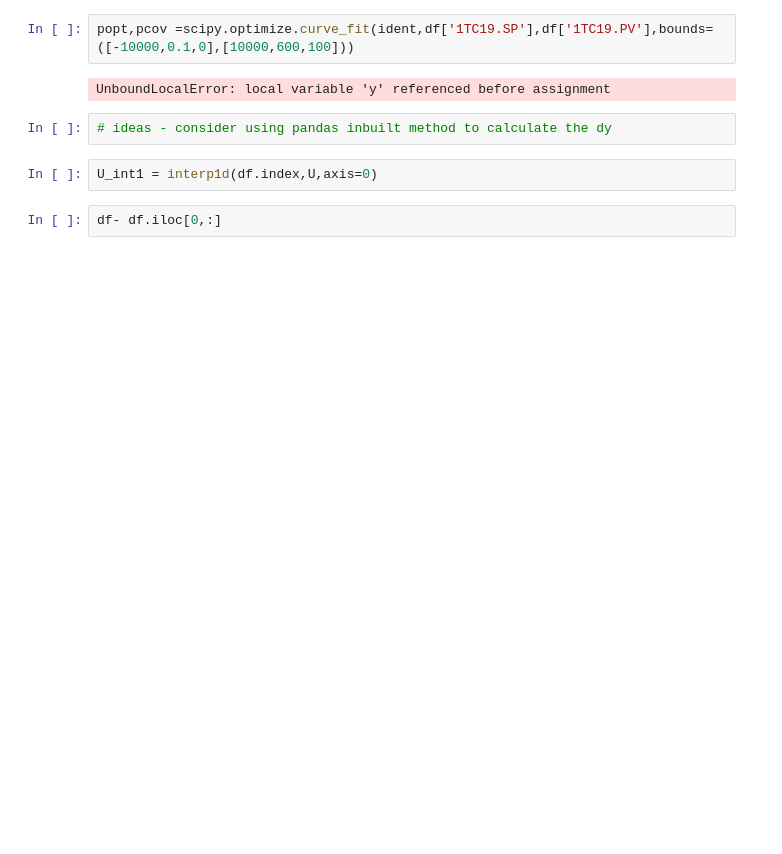
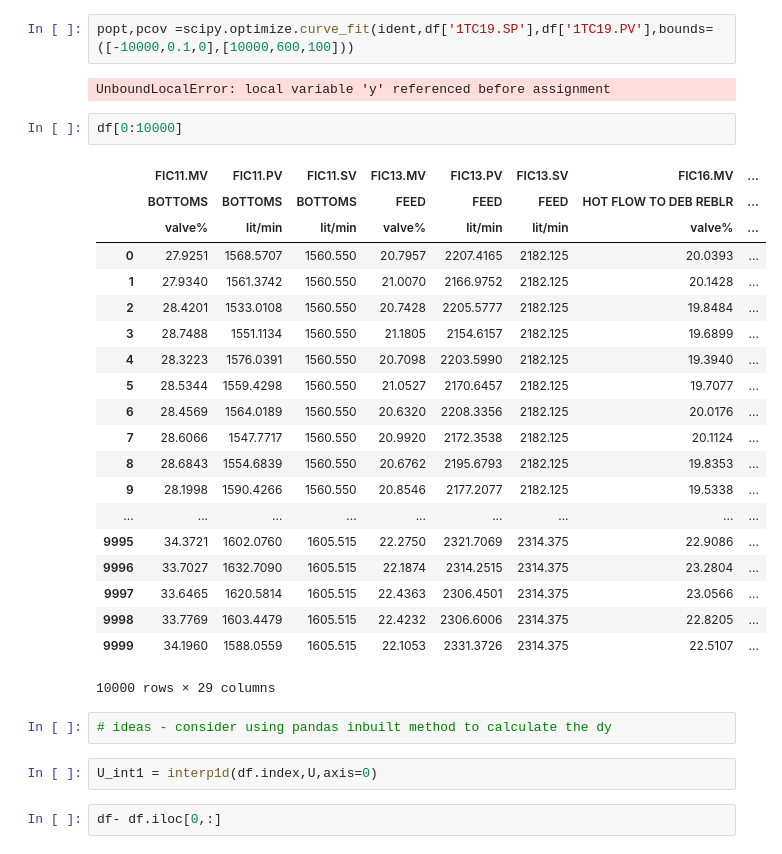
Before and after one commit to sivarammurugan/mpc, a Jupyter notebook: MIMO identification.ipynb, the cells around one changed output. Drawn from its saved outputs; the diff is of its cells as text; blank space fills up the shorter version.

```diff
--- a/MIMO identification.ipynb
+++ b/MIMO identification.ipynb
@@ -360,6 +237,29 @@ ValueError: `fun` must return at most 1-d array_like.
 popt,pcov =scipy.optimize.curve_fit(ident,df['1TC19.SP'],df['1TC19.PV'],bounds=([-10000,0.1,0],[10000,600,100]))
 # %% [output]
 UnboundLocalError: local variable 'y' referenced before assignment
+# %%
+df[0:10000]
+# %% [output]
+|  | FIC11.MV | FIC11.PV | FIC11.SV | FIC13.MV | FIC13.PV | FIC13.SV | FIC16.MV | ... |
+|  | BOTTOMS | BOTTOMS | BOTTOMS | FEED | FEED | FEED | HOT FLOW TO DEB REBLR | ... |
+|  | valve% | lit/min | lit/min | valve% | lit/min | lit/min | valve% | ... |
+| 0 | 27.9251 | 1568.5707 | 1560.550 | 20.7957 | 2207.4165 | 2182.125 | 20.0393 | ... |
+| 1 | 27.9340 | 1561.3742 | 1560.550 | 21.0070 | 2166.9752 | 2182.125 | 20.1428 | ... |
+| 2 | 28.4201 | 1533.0108 | 1560.550 | 20.7428 | 2205.5777 | 2182.125 | 19.8484 | ... |
+| 3 | 28.7488 | 1551.1134 | 1560.550 | 21.1805 | 2154.6157 | 2182.125 | 19.6899 | ... |
+| 4 | 28.3223 | 1576.0391 | 1560.550 | 20.7098 | 2203.5990 | 2182.125 | 19.3940 | ... |
+| 5 | 28.5344 | 1559.4298 | 1560.550 | 21.0527 | 2170.6457 | 2182.125 | 19.7077 | ... |
+| 6 | 28.4569 | 1564.0189 | 1560.550 | 20.6320 | 2208.3356 | 2182.125 | 20.0176 | ... |
+| 7 | 28.6066 | 1547.7717 | 1560.550 | 20.9920 | 2172.3538 | 2182.125 | 20.1124 | ... |
+| 8 | 28.6843 | 1554.6839 | 1560.550 | 20.6762 | 2195.6793 | 2182.125 | 19.8353 | ... |
+| 9 | 28.1998 | 1590.4266 | 1560.550 | 20.8546 | 2177.2077 | 2182.125 | 19.5338 | ... |
+| ... | ... | ... | ... | ... | ... | ... | ... | ... |
+| 9995 | 34.3721 | 1602.0760 | 1605.515 | 22.2750 | 2321.7069 | 2314.375 | 22.9086 | ... |
+| 9996 | 33.7027 | 1632.7090 | 1605.515 | 22.1874 | 2314.2515 | 2314.375 | 23.2804 | ... |
+| 9997 | 33.6465 | 1620.5814 | 1605.515 | 22.4363 | 2306.4501 | 2314.375 | 23.0566 | ... |
+| 9998 | 33.7769 | 1603.4479 | 1605.515 | 22.4232 | 2306.6006 | 2314.375 | 22.8205 | ... |
+| 9999 | 34.1960 | 1588.0559 | 1605.515 | 22.1053 | 2331.3726 | 2314.375 | 22.5107 | ... |
+10000 rows × 29 columns
 # %%
 # ideas - consider using pandas inbuilt method to calculate the dy
 # %%
```
Also changed, not shown: parts of 32 cells of this notebook, 6 other files.
